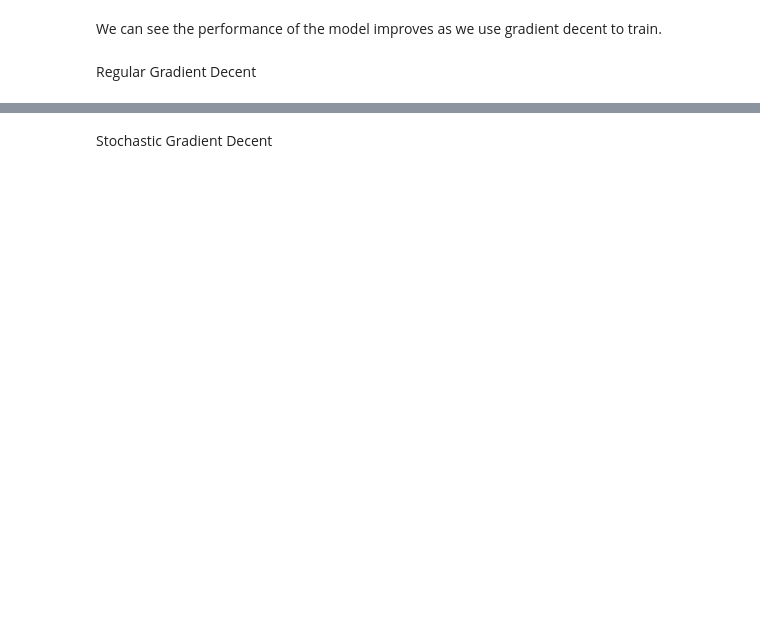
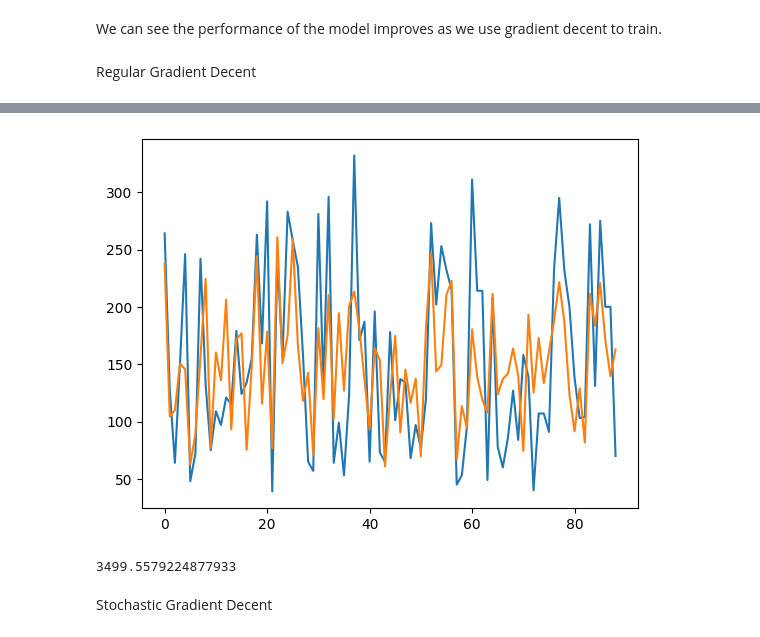
Before and after one commit to Nimitt-nim/MachineLearning, a Jupyter notebook: GradientDecent.ipynb, the cells around one changed output, grey strips where cells are left out. Drawn from its saved outputs; the diff is of its cells as text; code cells hidden in the pictures; blank space fills up the shorter version.

```diff
--- a/GradientDecent.ipynb
+++ b/GradientDecent.ipynb
@@ -88,2 +93,35 @@ plt.show()
+# %%
+trans = PolynomialFeatures(degree = 2)
+X_train_with_pf = trans.fit_transform(X_train)
+X_test_with_pf = trans.fit_transform(X_test)
+# %%
+# Training
+
+# loss function
+def loss_function_gradient(theta, i, X_t, y_t):
+    return -2*np.sum((y_t - X_t@theta)*X_t[:,i])/len(X_t)
+
+# initializing theta
+theta = np.random.rand(X_train_with_pf.shape[1])
+alpha = 0.2
+
+# Regular Gradient Decent
+max_iterations = 1000
+for i in range(max_iterations):
+    for j in range(len(theta)):
+        theta[j] = theta[j] - alpha*(loss_function_gradient(theta, j, X_train_with_pf, y_train))
+y_hat = X_test_with_pf@theta
+# %%
+sno = np.arange(len(y_test))
+plt.plot(sno, y_test)
+plt.plot(sno, y_hat)
+plt.show()
+# %% [output]
+[figure, added]
+# %%
+# loss
+mean_squared_error(y_test, y_hat)
+# %% [output]
+3499.5579224877933
 # %% [markdown]
 Stochastic Gradient Decent
```
Also changed, not shown: parts of 17 cells of this notebook, 1 other file.
